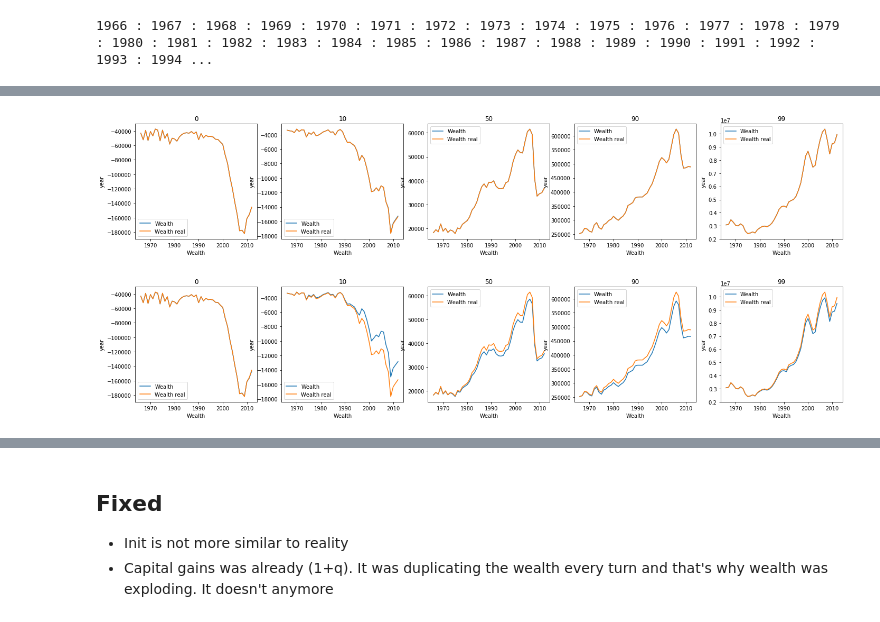
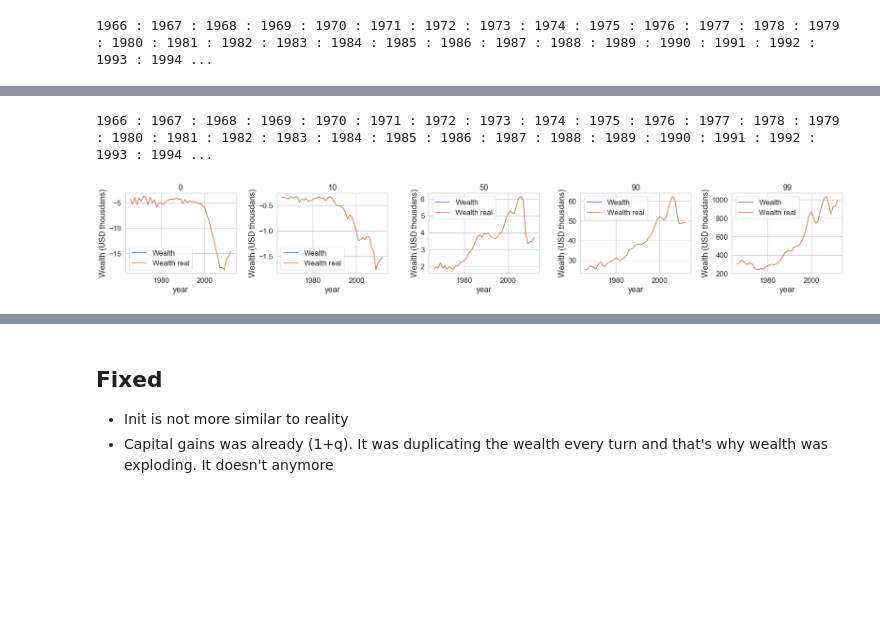
Before and after one commit to jgarciab/income_inequality, a Jupyter notebook: mesa_model/j_abm.ipynb, the cells around one changed output, grey strips where cells are left out. Cells and saved outputs as stored; diff of their text form; code cells hidden in the pictures; blank space fills up the shorter version.

Commit message:
mesa model update

```diff
--- a/mesa_model/j_abm.ipynb
+++ b/mesa_model/j_abm.ipynb
@@ -83,6 +90,7 @@ real_wealth = pd.DataFrame.from_dict(real_wealth,orient="index").reset_index()
 real_wealth = real_wealth.rename(columns={"index":"year"})
 #Melt to tidy and merge with results
 real_wealth = pd.melt(real_wealth,id_vars=["year"],value_vars=range(100),var_name="perc",value_name="Wealth_real")
+real_wealth["perc"] = real_wealth["perc"].astype(int)
 #Check head
 real_wealth.head()
 # %% [output]
@@ -348,7 +356,7 @@ import pylab as plt
 def compare_result(start):
     ## Test results
     res = pd.read_csv("results/results_{}.csv".format(start))
-    res["perc"] = res["Rank"]//100
+    res["perc"] = (res["Rank"]//100)
     res["year"] = res["Step"]+start
     res = res.groupby(["year","perc"]).mean().reset_index()
     res_g = pd.merge(res,real_wealth)
@@ -359,13 +367,17 @@ def compare_result(start):
     plt.figure(figsize=(24,4))
     for i,p in enumerate([0,10,50,90,99]):
         plt.subplot(1,5,i+1)
-        plt.plot(years,res_g.loc[res_g["perc"]==p,"Wealth"],label="Wealth")
-        plt.plot(years,res_g.loc[res_g["perc"]==p,"Wealth_real"],label="Wealth real")
+        plt.plot(years,res_g.loc[res_g["perc"]==p,"Wealth"]/1E4,label="Wealth")
+        plt.plot(years,res_g.loc[res_g["perc"]==p,"Wealth_real"]/1E4,label="Wealth real")
         plt.legend()
-        plt.xlabel("Wealth")
-        plt.ylabel("year")
+        plt.ylabel("Wealth (USD thousdans)")
+        plt.xlabel("year")
         #plt.ylim(-0.2E7,1E7)
         plt.title(p)
+    return res_g
+# %%
+sns.set(font_scale=1.5)
+sns.set_style("whitegrid")
 # %%
 #Using the saving rates from yonatan
 #compare_result(1966)
@@ -374,12 +384,9 @@ def compare_result(start):
 # %%
 #with new synthetic saving rate
 run_model(start=1966,tax_labor=0.0,tax_capital=0,tax_wealth=0)
-compare_result(1966)
+rbase = compare_result(1966)
+plt.tight_layout()
+plt.savefig("./figures/rbase.png",dpi=600)
 # %% [output]
+1966 : 1967 : 1968 : 1969 : 1970 : 1971 : 1972 : 1973 : 1974 : 1975 : 1976 : 1977 : 1978 : 1979 : 1980 : 1981 : 1982 : 1983 : 1984 : 1985 : 1986 : 1987 : 1988 : 1989 : 1990 : 1991 : 1992 : 1993 : 1994 ...
-[figure, old version]
+[figure, new version]
-# %%
-#with new synthetic saving rate
-run_model(start=1966,tax_labor=0.1,tax_capital=0,tax_wealth=0)
-compare_result(1966)
-# %% [output]
-[figure, removed]
```
Also changed, not shown: parts of 7 cells of this notebook, 9 other files.
